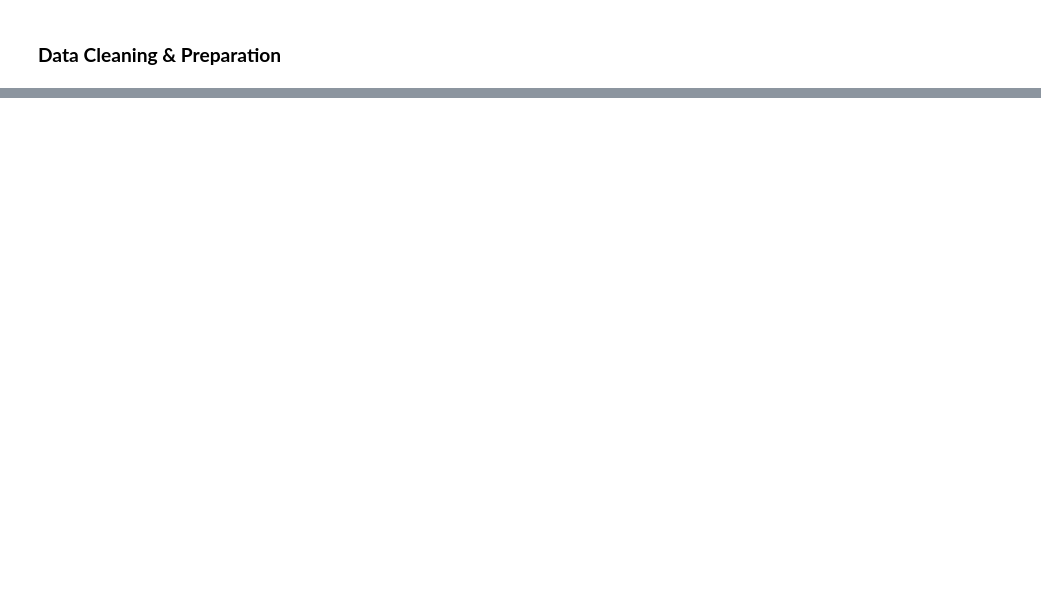
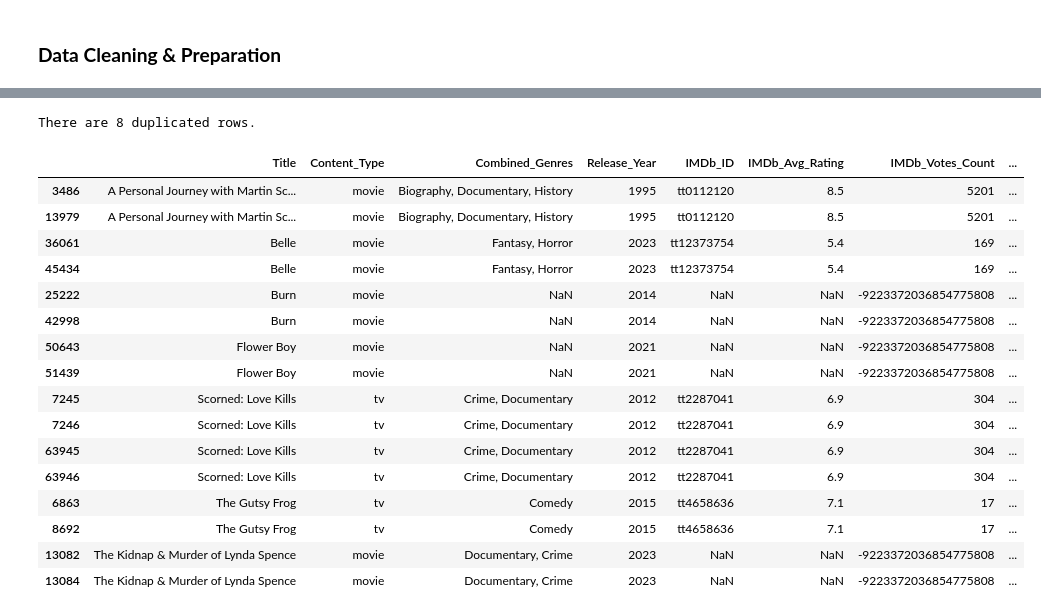
Before and after one commit to rkynhoff/Streaming_Service_Comparisons, a Jupyter notebook: STRM_SERV_COMP_V2.ipynb, the cells around one changed output, grey strips where cells are left out. Saved outputs shown, nothing was run; the diff lists cells and outputs as text; code cells hidden in the pictures; blank space fills up the shorter version.

```diff
--- a/STRM_SERV_COMP_V2.ipynb
+++ b/STRM_SERV_COMP_V2.ipynb
@@ -202,8 +199,8 @@ memory usage: 9.1+ MB
 ### **Data Cleaning & Preparation**
 # %%
 # Drop the availableCountries column given that less than 1% (0.0054%) of entries utilize this data element
-streaming.drop("availableCountries", axis = 1, inplace=True)
+streaming_v1.drop("availableCountries", axis = 1, inplace=True)
 # Display only the columns to ensure the dropped column is gone
-streaming.columns
+streaming_v1.columns
 # %% [output]
 Index(['title', 'type', 'genres', 'releaseYear', 'imdbId', 'imdbAverageRating',
@@ -211,7 +208,7 @@ Index(['title', 'type', 'genres', 'releaseYear', 'imdbId', 'imdbAverageRating',
       dtype='object')
 # %%
 # Rename the columns
-streaming.rename(columns={"title":"Title","type":"Content_Type","genres":"Combined_Genres","releaseYear":"Release_Year","imdbId":"IMDb_ID","imdbAverageRating":"IMDb_Avg_Rating","imdbNumVotes":"IMDb_Votes_Count"},inplace = True)
-streaming.columns
+streaming_v1.rename(columns={"title":"Title","type":"Content_Type","genres":"Combined_Genres","releaseYear":"Release_Year","imdbId":"IMDb_ID","imdbAverageRating":"IMDb_Avg_Rating","imdbNumVotes":"IMDb_Votes_Count"},inplace = True)
+streaming_v1.columns
 # %% [output]
 Index(['Title', 'Content_Type', 'Combined_Genres', 'Release_Year', 'IMDb_ID',
@@ -219,9 +216,9 @@ Index(['Title', 'Content_Type', 'Combined_Genres', 'Release_Year', 'IMDb_ID',
       dtype='object')
 # %%
-# Change releaseYear, imdbNumVotes to integers
-streaming[["Release_Year","IMDb_Votes_Count"]] = streaming[["Release_Year","IMDb_Votes_Count"]].apply(np.int64)
+# Change Release_Year, IMDb_Votes_Counts from floats to integers
+streaming_v1[["Release_Year","IMDb_Votes_Count"]] = streaming_v1[["Release_Year","IMDb_Votes_Count"]].apply(np.int64)
 # Display only the data types to ensure the data types were changed
-streaming.dtypes
+streaming_v1.dtypes
 # %% [output]
 Title                object
 Content_Type         object
@@ -234,0 +237,6 @@ dtype: object
+# %%
+# Drop the rows containing null values in the Title column
+streaming_v1 = streaming_v1.dropna(subset=["Title"])
+# Ensure duplicate rows were dropped
+streaming_v1.info()
+# Can see in the infor results that the total entries went from 119,711 to 116,151, a drop of 3,560 rows
@@ -234,0 +259,26 @@ dtype: object
+# %%
+# Determine how many duplicated rows exist
+print("There are", streaming_v1.duplicated().sum(),"duplicated rows.")
+# %% [output]
+There are 8 duplicated rows.
+# %%
+# Taking a look at the duplicated rows since there are so few & sort by title alphabetically with the default ascending
+streaming_v1[streaming_v1.duplicated(keep=False)].sort_values("Title")
+# %% [output]
+|  | Title | Content_Type | Combined_Genres | Release_Year | IMDb_ID | IMDb_Avg_Rating | IMDb_Votes_Count | ... |
+| 3486 | A Personal Journey with Martin Sc... | movie | Biography, Documentary, History | 1995 | tt0112120 | 8.5 | 5201 | ... |
+| 13979 | A Personal Journey with Martin Sc... | movie | Biography, Documentary, History | 1995 | tt0112120 | 8.5 | 5201 | ... |
+| 36061 | Belle | movie | Fantasy, Horror | 2023 | tt12373754 | 5.4 | 169 | ... |
+| 45434 | Belle | movie | Fantasy, Horror | 2023 | tt12373754 | 5.4 | 169 | ... |
+| 25222 | Burn | movie | NaN | 2014 | NaN | NaN | -9223372036854775808 | ... |
+| 42998 | Burn | movie | NaN | 2014 | NaN | NaN | -9223372036854775808 | ... |
+| 50643 | Flower Boy | movie | NaN | 2021 | NaN | NaN | -9223372036854775808 | ... |
+| 51439 | Flower Boy | movie | NaN | 2021 | NaN | NaN | -9223372036854775808 | ... |
+| 7245 | Scorned: Love Kills | tv | Crime, Documentary | 2012 | tt2287041 | 6.9 | 304 | ... |
+| 7246 | Scorned: Love Kills | tv | Crime, Documentary | 2012 | tt2287041 | 6.9 | 304 | ... |
+| 63945 | Scorned: Love Kills | tv | Crime, Documentary | 2012 | tt2287041 | 6.9 | 304 | ... |
+| 63946 | Scorned: Love Kills | tv | Crime, Documentary | 2012 | tt2287041 | 6.9 | 304 | ... |
+| 6863 | The Gutsy Frog | tv | Comedy | 2015 | tt4658636 | 7.1 | 17 | ... |
+| 8692 | The Gutsy Frog | tv | Comedy | 2015 | tt4658636 | 7.1 | 17 | ... |
+| 13082 | The Kidnap & Murder of Lynda Spence | movie | Documentary, Crime | 2023 | NaN | NaN | -9223372036854775808 | ... |
+| 13084 | The Kidnap & Murder of Lynda Spence | movie | Documentary, Crime | 2023 | NaN | NaN | -9223372036854775808 | ... |
```
Also changed, not shown: parts of 17 cells of this notebook.
